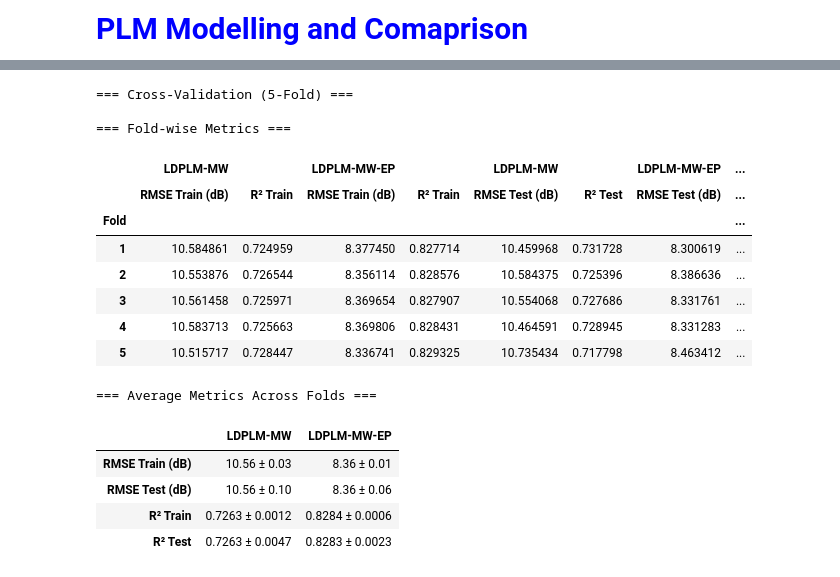
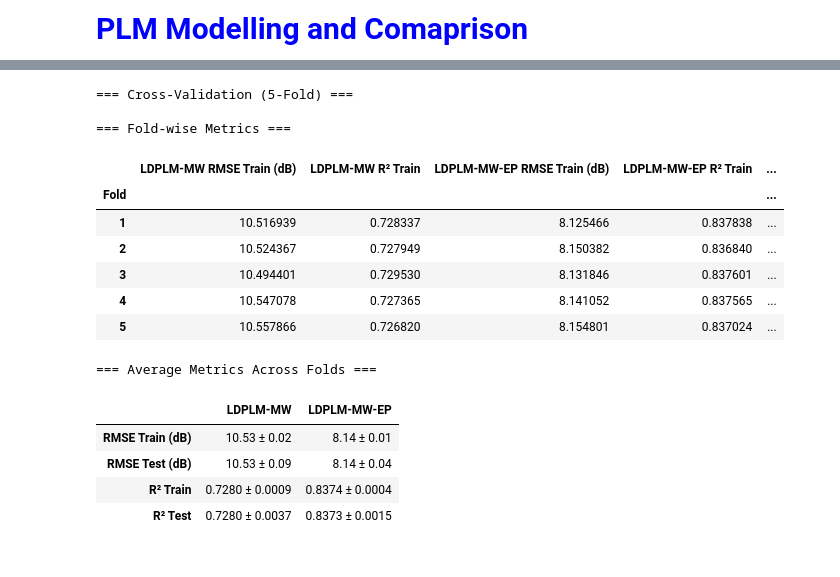
Before and after one commit to nahshonmokua/LoRaWAN-Indoor-Path-Loss-Modelling-with-MultiWall-Environment-Factors, a Jupyter notebook: LDPLM - BOTH.ipynb, the cells around one changed output, grey strips where cells are left out. Saved outputs shown, nothing was run; the diff lists cells and outputs as text; code cells hidden in the pictures.

```diff
--- a/LDPLM - BOTH.ipynb
+++ b/LDPLM - BOTH.ipynb
@@ -32,11 +28,11 @@ c_walls_mw = df['c_walls'].values    # Number of brick walls
 w_walls_mw = df['w_walls'].values    # Number of wood walls
 PL_mw = df['exp_pl'].values          # Experimental path loss in dB
 
-# Define the enhanced Log-Distance Path Loss Model with separate wall losses
+# Define the Log-Distance Path Loss Model with Multi-Wall alone.
 def log_distance_path_loss_separate_walls(x, PL_d0, n, L_c, L_w):
     d, c_walls, w_walls = x
     d0 = 1  # Reference distance in meters
-    return PL_d0 + 10 * n * np.log10(d / d0) + c_walls * L_c + w_walls * L_w
+    return (PL_d0 + 10 * n * np.log10(d / d0) + c_walls * L_c + w_walls * L_w)
 
 # Split the data into training and testing sets (80-20 split)
 d_train_mw, d_test_mw, c_walls_train_mw, c_walls_test_mw, w_walls_train_mw, w_walls_test_mw, PL_train_mw, PL_test_mw = train_test_split(
@@ -55,7 +51,7 @@ popt_mw, pcov_mw = curve_fit(
     x_train_mw,
     PL_train_mw,
     p0=initial_guesses_mw,
-    maxfev=10000  #  To be increased if convergence issues arise
+    maxfev=100000  #  To be increased if convergence issues arise
 )
 
 # Extract the fitted parameters for LDPLM-MW
@@ -74,9 +70,9 @@ sigma_mw = np.std(shadowing_train_mw)
 rmse_mw = np.sqrt(mean_squared_error(PL_test_mw, PL_pred_mw))
 r_squared_mw = r2_score(PL_test_mw, PL_pred_mw)
 
-# Calculate RMSE and R-squared on Training Set
 # Calculate RMSE for LDPLM-MW on Training Set
 rmse_train_mw = np.sqrt(mean_squared_error(PL_train_mw, PL_train_pred_mw))
+
 # Calculate R-squared for LDPLM-MW on Training Set
 r_squared_train_mw = r2_score(PL_train_mw, PL_train_pred_mw)
 # %%
@@ -463,7 +455,6 @@ fold_metrics = []  # To store metrics for each fold
 
 for fold, (train_index, test_index) in enumerate(kf.split(df), 1):
     # === Cross-Validation for LDPLM-MW ===
-    # Split data
     d_train_cv_mw, d_test_cv_mw = d_mw[train_index], d_mw[test_index]
     c_walls_train_cv_mw, c_walls_test_cv_mw = c_walls_mw[train_index], c_walls_mw[test_index]
     w_walls_train_cv_mw, w_walls_test_cv_mw = w_walls_mw[train_index], w_walls_mw[test_index]
@@ -477,7 +468,7 @@ for fold, (train_index, test_index) in enumerate(kf.split(df), 1):
             x_train_cv_mw,
             PL_train_cv_mw,
             p0=initial_guesses_mw,
-            maxfev=10000
+            maxfev=100000
         )
 
         PL_d0_cv_mw, n_cv_mw, L_c_cv_mw, L_w_cv_mw = popt_cv_mw
@@ -485,18 +476,17 @@ for fold, (train_index, test_index) in enumerate(kf.split(df), 1):
         x_test_cv_mw = (d_test_cv_mw, c_walls_test_cv_mw, w_walls_test_cv_mw)
         PL_pred_cv_mw = log_distance_path_loss_separate_walls(x_test_cv_mw, PL_d0_cv_mw, n_cv_mw, L_c_cv_mw, L_w_cv_mw)
 
-        #  Calculate RMSE and R-squared on Test Set for LDPLM-MW
+        # Calculate RMSE and R-squared on Test Set for LDPLM-MW
         rmse_cv_mw_test = np.sqrt(mean_squared_error(PL_test_cv_mw, PL_pred_cv_mw))
         r2_cv_mw_test = r2_score(PL_test_cv_mw, PL_pred_cv_mw)
 
-        #  Calculate RMSE and R-squared on Training Set for LDPLM-MW
+        # Calculate RMSE and R-squared on Training Set for LDPLM-MW
         PL_train_pred_cv_mw = log_distance_path_loss_separate_walls(x_train_cv_mw, PL_d0_cv_mw, n_cv_mw, L_c_cv_mw, L_w_cv_mw)
         rmse_cv_mw_train = np.sqrt(mean_squared_error(PL_train_cv_mw, PL_train_pred_cv_mw))
         r2_cv_mw_train = r2_score(PL_train_cv_mw, PL_train_pred_cv_mw)
 
         rmse_list_mw_test.append(rmse_cv_mw_test)
         r_squared_list_mw_test.append(r2_cv_mw_test)
-
         rmse_list_mw_train.append(rmse_cv_mw_train)
         r_squared_list_mw_train.append(r2_cv_mw_train)
 
@@ -508,7 +498,6 @@ for fold, (train_index, test_index) in enumerate(kf.split(df), 1):
         r_squared_list_mw_train.append(np.nan)
 
     # === Cross-Validation for LDPLM-MW-EP ===
-    # Split data
     d_train_cv_ep = d_ep[train_index]
     d_test_cv_ep = d_ep[test_index]
 
@@ -536,9 +525,6 @@ for fold, (train_index, test_index) in enumerate(kf.split(df), 1):
     temperature_train_cv_ep = temperature_ep[train_index]
     temperature_test_cv_ep = temperature_ep[test_index]
 
-    frequency_train_cv_ep = frequency_ep[train_index]
-    frequency_test_cv_ep = frequency_ep[test_index]
-
     snr_train_cv_ep = snr_ep[train_index]
     snr_test_cv_ep = snr_ep[test_index]
 
@@ -546,12 +532,12 @@ for fold, (train_index, test_index) in enumerate(kf.split(df), 1):
         d_train_cv_ep, c_walls_train_cv_ep, w_walls_train_cv_ep,
         co2_train_cv_ep, humidity_train_cv_ep, pm25_train_cv_ep,
         pressure_train_cv_ep, temperature_train_cv_ep,
-        frequency_train_cv_ep, snr_train_cv_ep
+        snr_train_cv_ep
     )
 
     try:
         popt_cv_ep, _ = curve_fit(
-            log_distance_path_loss_with_freq_snr,
+            log_distance_path_loss_with_env_params,
             x_train_cv_ep,
             PL_train_cv_ep,
             p0=initial_guesses_ep,
@@ -564,9 +550,9 @@ for fold, (train_index, test_index) in enumerate(kf.split(df), 1):
             d_test_cv_ep, c_walls_test_cv_ep, w_walls_test_cv_ep,
             co2_test_cv_ep, humidity_test_cv_ep, pm25_test_cv_ep,
             pressure_test_cv_ep, temperature_test_cv_ep,
-            frequency_test_cv_ep, snr_test_cv_ep
+            snr_test_cv_ep
         )
-        PL_pred_cv_ep = log_distance_path_loss_with_freq_snr(
+        PL_pred_cv_ep = log_distance_path_loss_with_env_params(
             x_test_cv_ep, PL_d0_cv_ep, n_cv_ep, L_c_cv_ep, L_w_cv_ep,
             a_co2_cv_ep, a_hum_cv_ep, a_pm25_cv_ep, a_pres_cv_ep, a_temp_cv_ep, k_snr_cv_ep
         )
@@ -576,7 +562,7 @@ for fold, (train_index, test_index) in enumerate(kf.split(df), 1):
         r2_cv_ep_test = r2_score(PL_test_cv_ep, PL_pred_cv_ep)
 
         # Calculate RMSE and R-squared on Training Set for LDPLM-MW-EP
-        PL_train_pred_cv_ep = log_distance_path_loss_with_freq_snr(
+        PL_train_pred_cv_ep = log_distance_path_loss_with_env_params(
             x_train_cv_ep, PL_d0_cv_ep, n_cv_ep, L_c_cv_ep, L_w_cv_ep,
             a_co2_cv_ep, a_hum_cv_ep, a_pm25_cv_ep, a_pres_cv_ep, a_temp_cv_ep, k_snr_cv_ep
         )
@@ -585,7 +571,6 @@ for fold, (train_index, test_index) in enumerate(kf.split(df), 1):
 
         rmse_list_ep_test.append(rmse_cv_ep_test)
         r_squared_list_ep_test.append(r2_cv_ep_test)
-
         rmse_list_ep_train.append(rmse_cv_ep_train)
         r_squared_list_ep_train.append(r2_cv_ep_train)
 
@@ -596,7 +581,6 @@ for fold, (train_index, test_index) in enumerate(kf.split(df), 1):
         rmse_list_ep_train.append(np.nan)
         r_squared_list_ep_train.append(np.nan)
 
-    # Store metrics for the current fold
     fold_metrics.append({
         'Fold': fold,
         'LDPLM-MW RMSE Train (dB)': rmse_cv_mw_train,
@@ -622,24 +606,11 @@ fold_df = fold_df[[
     'LDPLM-MW-EP RMSE Test (dB)', 'LDPLM-MW-EP R² Test'
 ]]
 
-# Create MultiIndex for columns
-fold_df.columns = pd.MultiIndex.from_tuples([
-    ('LDPLM-MW', 'RMSE Train (dB)'),
-    ('LDPLM-MW', 'R² Train'),
-    ('LDPLM-MW-EP', 'RMSE Train (dB)'),
-    ('LDPLM-MW-EP', 'R² Train'),
-    ('LDPLM-MW', 'RMSE Test (dB)'),
-    ('LDPLM-MW', 'R² Test'),
-    ('LDPLM-MW-EP', 'RMSE Test (dB)'),
-    ('LDPLM-MW-EP', 'R² Test')
-])
-
 # Display Fold-wise Metrics Table
 print("=== Fold-wise Metrics ===")
 display(fold_df)
 
-# Calculate and Prepare the Average and Standard Deviation of Metrics ===
-# Ignoring any NaN values due to fitting failures
+# Calculate and Prepare the Average and Standard Deviation of Metrics
 avg_rmse_mw_train = np.nanmean(rmse_list_mw_train)
 std_rmse_mw_train = np.nanstd(rmse_list_mw_train)
 
@@ -663,44 +634,43 @@ std_rmse_ep_test = np.nanstd(rmse_list_ep_test)
 
 avg_r2_ep_test = np.nanmean(r_squared_list_ep_test)
 std_r2_ep_test = np.nanstd(r_squared_list_ep_test)
 
 # Create Average Metrics Table
 average_metrics = {
     'LDPLM-MW': {
         'RMSE Train (dB)': f"{avg_rmse_mw_train:.2f} ± {std_rmse_mw_train:.2f}",
         'RMSE Test (dB)': f"{avg_rmse_mw_test:.2f} ± {std_rmse_mw_test:.2f}",
         'R² Train': f"{avg_r2_mw_train:.4f} ± {std_r2_mw_train:.4f}",
         'R² Test': f"{avg_r2_mw_test:.4f} ± {std_r2_mw_test:.4f}"
     },
     'LDPLM-MW-EP': {
         'RMSE Train (dB)': f"{avg_rmse_ep_train:.2f} ± {std_rmse_ep_train:.2f}",
         'RMSE Test (dB)': f"{avg_rmse_ep_test:.2f} ± {std_rmse_ep_test:.2f}",
         'R² Train': f"{avg_r2_ep_train:.4f} ± {std_r2_ep_train:.4f}",
         'R² Test': f"{avg_r2_ep_test:.4f} ± {std_r2_ep_test:.4f}"
     }
 }
 
 # Convert the average_metrics dictionary to a DataFrame
 average_df = pd.DataFrame(average_metrics)
 
 # Display Average Metrics Table
 print("\n=== Average Metrics Across Folds ===")
 display(average_df)
 # %% [output]
 === Cross-Validation (5-Fold) ===
 
 === Fold-wise Metrics ===
-|  | LDPLM-MW |  | LDPLM-MW-EP |  | LDPLM-MW |  | LDPLM-MW-EP | ... |
-|  | RMSE Train (dB) | R² Train | RMSE Train (dB) | R² Train | RMSE Test (dB) | R² Test | RMSE Test (dB) | ... |
-| Fold |  |  |  |  |  |  |  | ... |
-| 1 | 10.584861 | 0.724959 | 8.377450 | 0.827714 | 10.459968 | 0.731728 | 8.300619 | ... |
-| 2 | 10.553876 | 0.726544 | 8.356114 | 0.828576 | 10.584375 | 0.725396 | 8.386636 | ... |
-| 3 | 10.561458 | 0.725971 | 8.369654 | 0.827907 | 10.554068 | 0.727686 | 8.331761 | ... |
-| 4 | 10.583713 | 0.725663 | 8.369806 | 0.828431 | 10.464591 | 0.728945 | 8.331283 | ... |
-| 5 | 10.515717 | 0.728447 | 8.336741 | 0.829325 | 10.735434 | 0.717798 | 8.463412 | ... |
+|  | LDPLM-MW RMSE Train (dB) | LDPLM-MW R² Train | LDPLM-MW-EP RMSE Train (dB) | LDPLM-MW-EP R² Train | ... |
+| Fold |  |  |  |  | ... |
+| 1 | 10.516939 | 0.728337 | 8.125466 | 0.837838 | ... |
+| 2 | 10.524367 | 0.727949 | 8.150382 | 0.836840 | ... |
+| 3 | 10.494401 | 0.729530 | 8.131846 | 0.837601 | ... |
+| 4 | 10.547078 | 0.727365 | 8.141052 | 0.837565 | ... |
+| 5 | 10.557866 | 0.726820 | 8.154801 | 0.837024 | ... |
 === Average Metrics Across Folds ===
 |  | LDPLM-MW | LDPLM-MW-EP |
-| RMSE Train (dB) | 10.56 ± 0.03 | 8.36 ± 0.01 |
-| RMSE Test (dB) | 10.56 ± 0.10 | 8.36 ± 0.06 |
-| R² Train | 0.7263 ± 0.0012 | 0.8284 ± 0.0006 |
-| R² Test | 0.7263 ± 0.0047 | 0.8283 ± 0.0023 |
+| RMSE Train (dB) | 10.53 ± 0.02 | 8.14 ± 0.01 |
+| RMSE Test (dB) | 10.53 ± 0.09 | 8.14 ± 0.04 |
+| R² Train | 0.7280 ± 0.0009 | 0.8374 ± 0.0004 |
+| R² Test | 0.7280 ± 0.0037 | 0.8373 ± 0.0015 |
```
Also changed, not shown: parts of 5 cells of this notebook, 5 other files.
